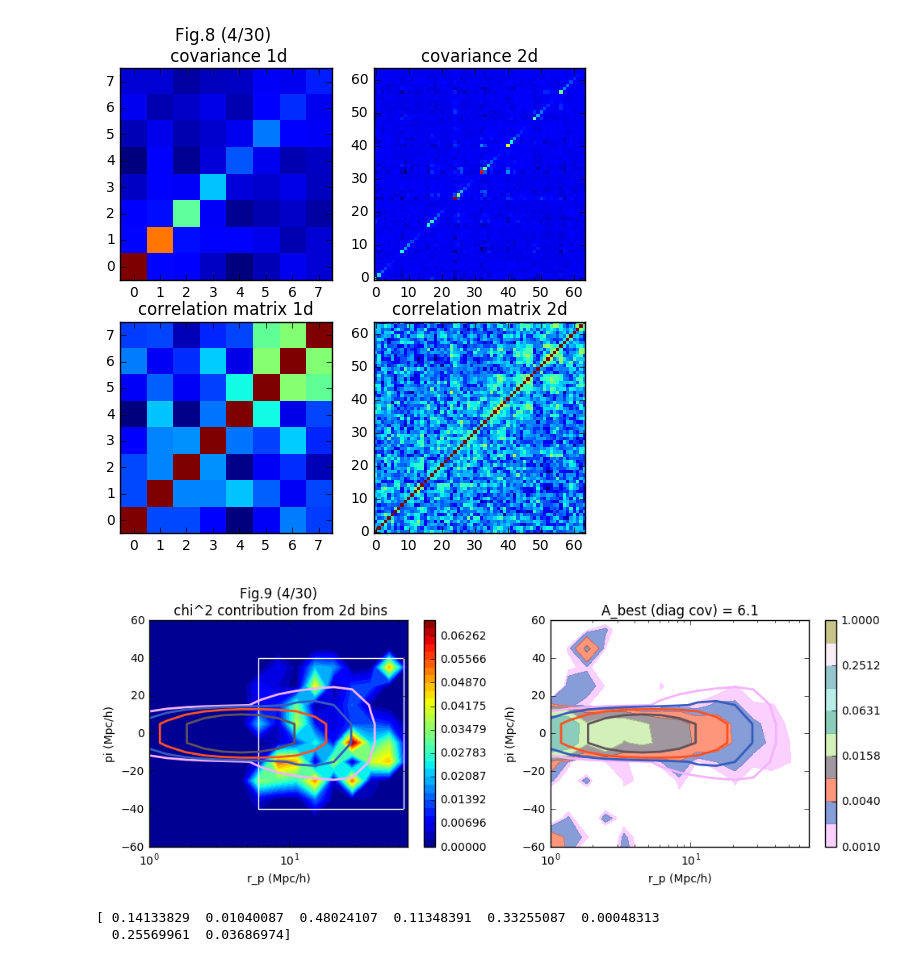
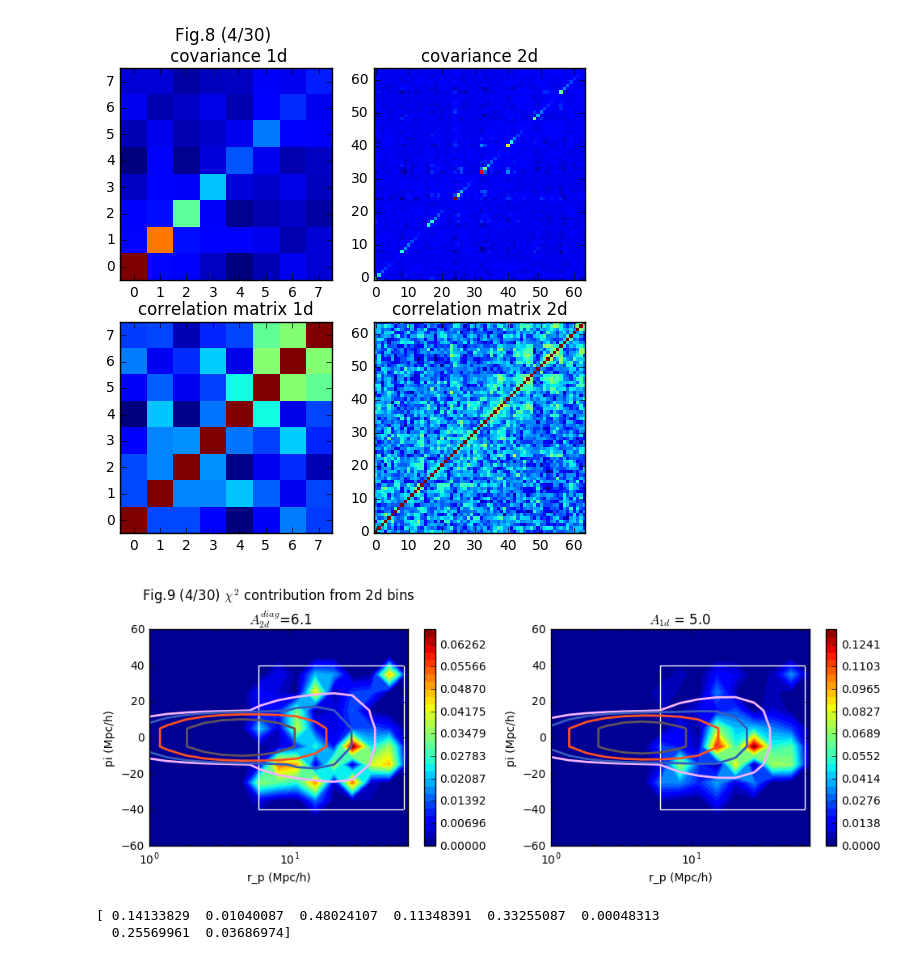
Before and after one commit to liuxx479/gplus, a Jupyter notebook: test_2d_fits.ipynb, the cells around one changed output. Saved outputs shown, nothing was run; the diff lists cells and outputs as text; code cells hidden in the pictures.

Commit message:
add chisq contribution plots

```diff
--- a/test_2d_fits.ipynb
+++ b/test_2d_fits.ipynb
@@ -420,43 +420,65 @@ ichisq_diag_best = (Abest2d_diag*theo2dcut-data2dcut)**2/diag(cov2d)/Np2d
 #print idx2dcut
 chisq2d_contrib = zeros(shape=rp_bins.shape)
 chisq2d_contrib[idx2dcut]=ichisq_diag_best
+
+ichisq_diag_Abest = (Abest*theo2dcut-data2dcut)**2/diag(cov2d)/Np2d
+#print dNbest
+#print idx2dcut
+chisq2d_contrib_Abest = zeros(shape=rp_bins.shape)
+chisq2d_contrib_Abest[idx2dcut]=ichisq_diag_Abest
 
 f, (ax0, ax) = subplots(1,2,figsize=(10,4))
 bounds_chisq = linspace(amin(chisq2d_contrib),amax(chisq2d_contrib), 30)
 CS0=ax0.contourf(rp_bins, pi_bins, chisq2d_contrib, bounds_chisq)
 cbar = plt.colorbar(CS0, ax=ax0)
 # ax0.imshow(chisq2d_contrib,origin='lower',
 #            extent=[amax(rp_bins), amin(rp_bins), amin(pi_bins), amax(pi_bins)],aspect='auto',
 #           interpolation='nearest')
 ax0.contour(rp_bins2, pi_bins2, xi_lowzbin2*Abest2d_diag, bounds2,colors=ic2,linewidths=2,alpha=1)
 ax0.set_ylim(-60,60)
 ax0.set_xlim(1,70)
 ax0.add_patch(
     patches.Rectangle(
         (6, -40),
         65-6,
         80,
         edgecolor='w',
         fill=False      # remove background
     ))
-ax0.set_title('Fig.9 (4/30)\n chi^2 contribution from 2d bins')
+ax0.set_title('Fig.9 (4/30) $\chi^2$ contribution from 2d bins \n $A_{2d}^{diag}$=%.1f'%(Abest2d_diag))
 ax0.set_xlabel('r_p (Mpc/h)')
 ax0.set_ylabel('pi (Mpc/h)')
 ax0.set_xscale('log')
 
-CS=ax.contourf(rp_bins, pi_bins, data_mean, bounds2,colors=ic2,alpha=0.6)
+# CS=ax.contourf(rp_bins, pi_bins, data_mean, bounds2,colors=ic2,alpha=0.6)
+# ax.set_ylim(-60,60)
+# CS2=ax.contour(rp_bins2, pi_bins2, xi_lowzbin2*Abest2d_diag, bounds2,colors=ic2,linewidths=2,alpha=1)
+# cbar = plt.colorbar(CS,ax=ax)
+
+bounds_chisq_Abest = linspace(amin(chisq2d_contrib_Abest),amax(chisq2d_contrib_Abest), 30)
+CS=ax.contourf(rp_bins, pi_bins, chisq2d_contrib_Abest, bounds_chisq_Abest)
+cbar2 = plt.colorbar(CS, ax=ax)
+ax.contour(rp_bins2, pi_bins2, xi_lowzbin2*Abest, bounds2,colors=ic2,linewidths=2,alpha=1)
 ax.set_ylim(-60,60)
-CS2=ax.contour(rp_bins2, pi_bins2, xi_lowzbin2*Abest2d_diag, bounds2,colors=ic2,linewidths=2,alpha=1)
-cbar = plt.colorbar(CS,ax=ax)
 ax.set_xlim(1,70)
+ax.add_patch(
+    patches.Rectangle(
+        (6, -40),
+        65-6,
+        80,
+        edgecolor='w',
+        fill=False      # remove background
+    ))
+ax.set_title('$A_{1d}$ = %.1f'%(Abest))
 ax.set_xlabel('r_p (Mpc/h)')
 ax.set_ylabel('pi (Mpc/h)')
-ax.set_title('A_best (diag cov) = %.1f'%(Abest2d_diag))
+ax.set_xscale('log')
+
 ax.set_xscale('log')
 plt.tight_layout()
 show()
 # %% [output]
-[figure, old version]
+[figure, new version]
 # %%
 dN1d = Abest*theocut-data1dcut
 ichisq1d_contrib  =dN1d**2/diag(cov1d)/Np
```
Also changed, not shown: parts of 3 cells of this notebook.
